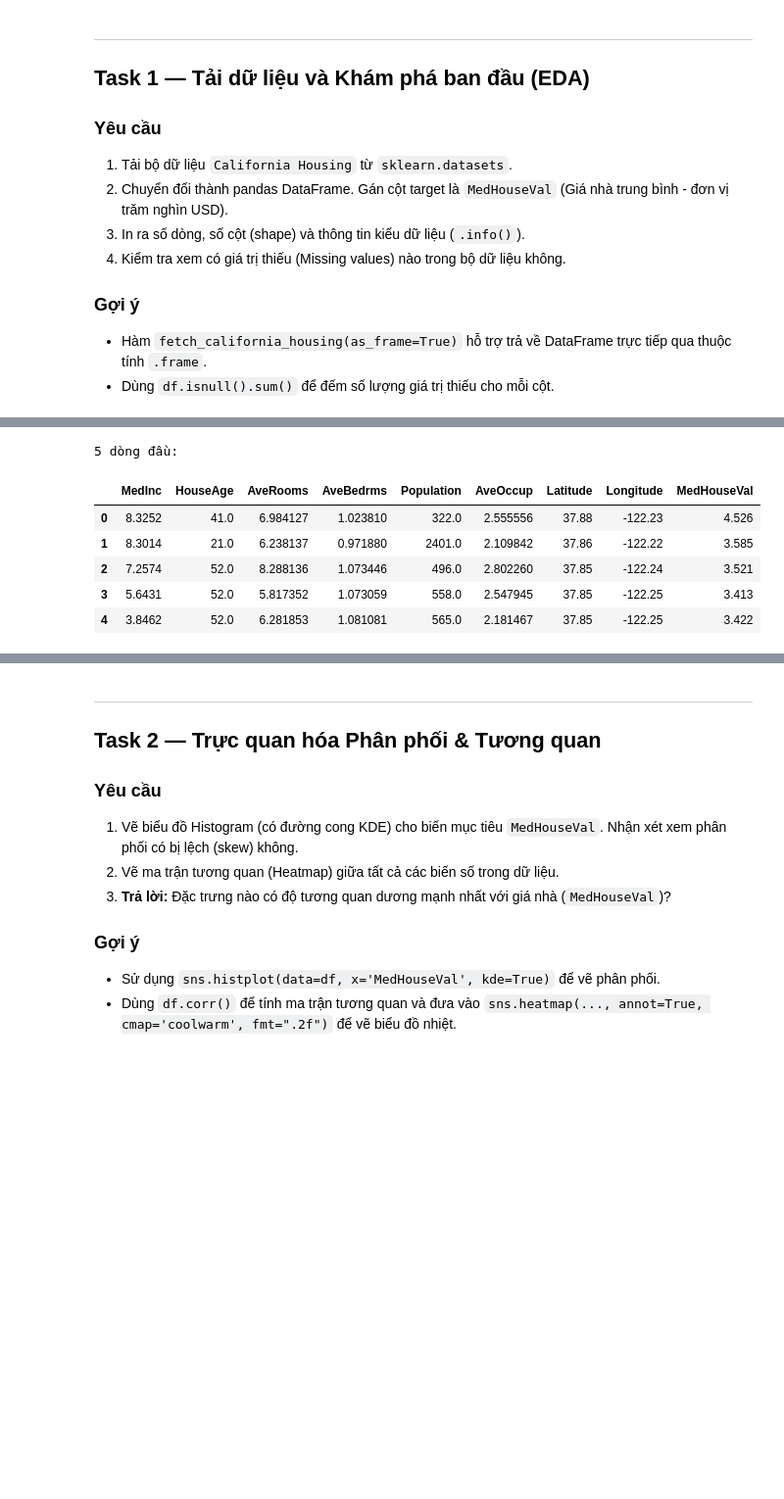
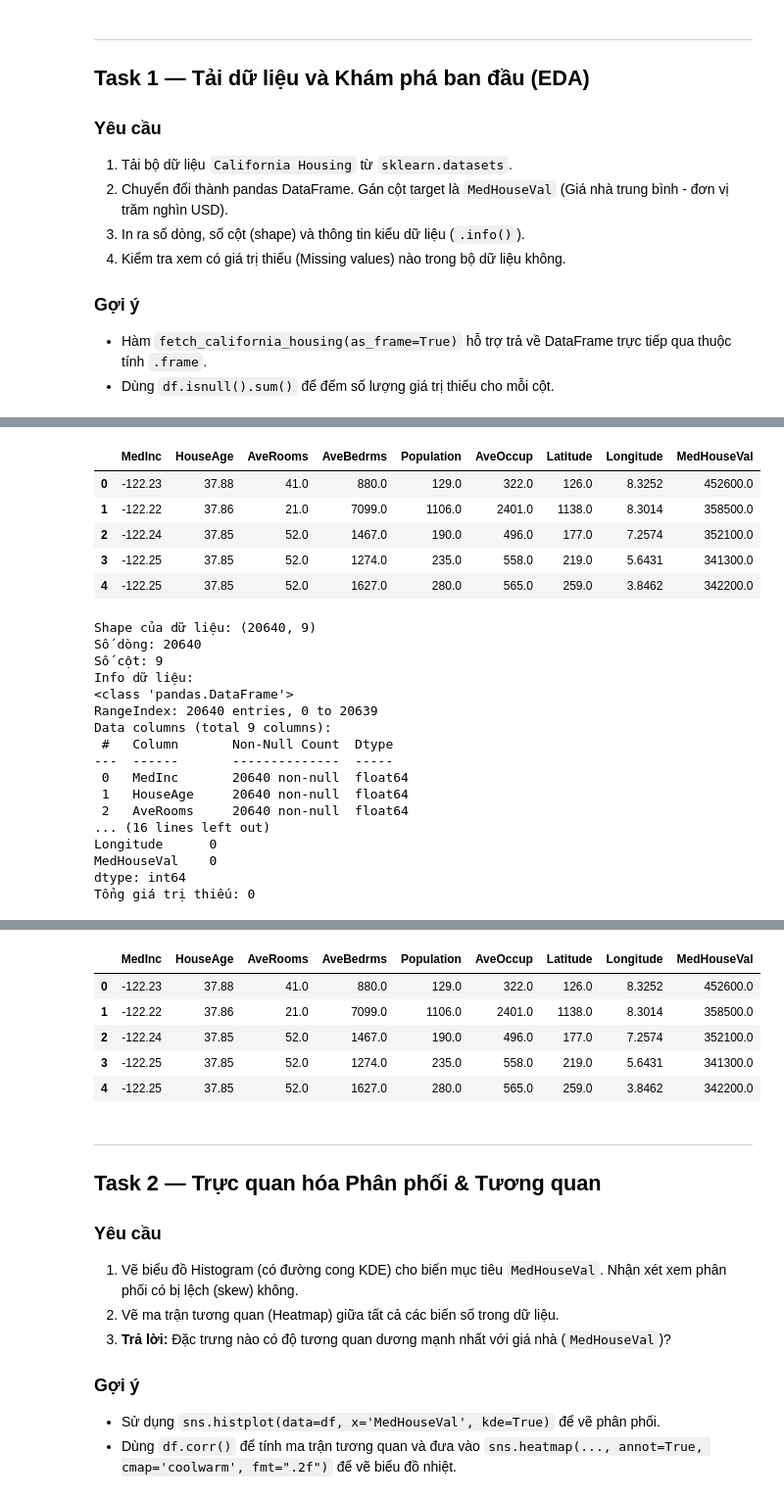
Before and after one commit to thao-cpu/mliot-pyml-2026-hw, a Jupyter notebook: week03/LeNguyenLoanThaoBaiTapVeNha6.ipynb, the cells around one changed output, grey strips where cells are left out. Shown at 98% size. Saved outputs shown, nothing was run; the diff lists cells and outputs as text; code cells hidden in the pictures; blank space fills up the shorter version.

```diff
--- a/week03/LeNguyenLoanThaoBaiTapVeNha6.ipynb
+++ b/week03/LeNguyenLoanThaoBaiTapVeNha6.ipynb
@@ -58,3 +58,12 @@ print("Đã import xong thư viện.")
 ### Gợi ý
 - Hàm `fetch_california_housing(as_frame=True)` hỗ trợ trả về DataFrame trực tiếp qua thuộc tính `.frame`.
 - Dùng `df.isnull().sum()` để đếm số lượng giá trị thiếu cho mỗi cột.
+# %%
+import os
+
+print(os.getcwd())
+print(os.path.exists("cal_housing.tgz"))
+import tarfile
+
+with tarfile.open("cal_housing.tgz", "r:gz") as tar:
+    print(tar.getnames())
@@ -61,29 +74,68 @@ print("Đã import xong thư viện.")
 # %%
 # TODO 1: Load dữ liệu, tạo DataFrame và kiểm tra tổng quan
 # california = fetch_california_housing(as_frame=True)
-california = fetch_california_housing(as_frame=True)
+# Em hong load dữ liệu được từ fetch_california_housing nên em tải cal_housing của scikit learn trên gg luôn ạ nên đường dẫn có khác 1 tí
+import tarfile
+import pandas as pd
 
-# df = california.frame
-df = california.frame # Chuyển thành DataFrame
+# Giải nén file .tgz
+with tarfile.open("cal_housing.tgz", "r:gz") as tar:
+    tar.extractall(".")
 
-# Hiển thị 5 dòng đầu tiên
-print("5 dòng đầu:")
+# Đọc dữ liệu
+data_path = "CaliforniaHousing/cal_housing.data"
+
+columns = [
+    "MedInc",
+    "HouseAge",
+    "AveRooms",
+    "AveBedrms",
+    "Population",
+    "AveOccup",
+    "Latitude",
+    "Longitude",
+    "MedHouseVal"
+]
+
+df = pd.read_csv(
+    data_path,
+    sep=",",
+    header=None,
+    names=columns
+)
 display(df.head())
 
 # In shape, info và kiểm tra missing values
 print(f"Shape của dữ liệu: {df.shape}")
 print(f"Số dòng: {df.shape[0]}")
 print(f"Số cột: {df.shape[1]}")
 print("Info dữ liệu:")
 df.info()
 print("Missing Value của dữ liệu:")
 print(df.isnull().sum())
 print(f"Tổng giá trị thiếu: {df.isnull().sum().sum()}")
+df.head()
 # %% [output]
+|  | MedInc | HouseAge | AveRooms | AveBedrms | Population | AveOccup | Latitude | Longitude | MedHouseVal |
+| 0 | -122.23 | 37.88 | 41.0 | 880.0 | 129.0 | 322.0 | 126.0 | 8.3252 | 452600.0 |
+| 1 | -122.22 | 37.86 | 21.0 | 7099.0 | 1106.0 | 2401.0 | 1138.0 | 8.3014 | 358500.0 |
+| 2 | -122.24 | 37.85 | 52.0 | 1467.0 | 190.0 | 496.0 | 177.0 | 7.2574 | 352100.0 |
+| 3 | -122.25 | 37.85 | 52.0 | 1274.0 | 235.0 | 558.0 | 219.0 | 5.6431 | 341300.0 |
+| 4 | -122.25 | 37.85 | 52.0 | 1627.0 | 280.0 | 565.0 | 259.0 | 3.8462 | 342200.0 |
-5 dòng đầu:
+Shape của dữ liệu: (20640, 9)
+Số dòng: 20640
+Số cột: 9
+Info dữ liệu:
+<class 'pandas.DataFrame'>
+RangeIndex: 20640 entries, 0 to 20639
+Data columns (total 9 columns):
+ #   Column       Non-Null Count  Dtype
+---  ------       --------------  -----
+ 0   MedInc       20640 non-null  float64
+ 1   HouseAge     20640 non-null  float64
+ 2   AveRooms     20640 non-null  float64
+... (16 lines left out)
+Longitude      0
+MedHouseVal    0
+dtype: int64
+Tổng giá trị thiếu: 0
-|  | MedInc | HouseAge | AveRooms | AveBedrms | Population | AveOccup | Latitude | Longitude | MedHouseVal |
-| 0 | 8.3252 | 41.0 | 6.984127 | 1.023810 | 322.0 | 2.555556 | 37.88 | -122.23 | 4.526 |
-| 1 | 8.3014 | 21.0 | 6.238137 | 0.971880 | 2401.0 | 2.109842 | 37.86 | -122.22 | 3.585 |
-| 2 | 7.2574 | 52.0 | 8.288136 | 1.073446 | 496.0 | 2.802260 | 37.85 | -122.24 | 3.521 |
-| 3 | 5.6431 | 52.0 | 5.817352 | 1.073059 | 558.0 | 2.547945 | 37.85 | -122.25 | 3.413 |
-| 4 | 3.8462 | 52.0 | 6.281853 | 1.081081 | 565.0 | 2.181467 | 37.85 | -122.25 | 3.422 |
@@ -107,3 +142,9 @@ Tổng giá trị thiếu: 0
+|  | MedInc | HouseAge | AveRooms | AveBedrms | Population | AveOccup | Latitude | Longitude | MedHouseVal |
+| 0 | -122.23 | 37.88 | 41.0 | 880.0 | 129.0 | 322.0 | 126.0 | 8.3252 | 452600.0 |
+| 1 | -122.22 | 37.86 | 21.0 | 7099.0 | 1106.0 | 2401.0 | 1138.0 | 8.3014 | 358500.0 |
+| 2 | -122.24 | 37.85 | 52.0 | 1467.0 | 190.0 | 496.0 | 177.0 | 7.2574 | 352100.0 |
+| 3 | -122.25 | 37.85 | 52.0 | 1274.0 | 235.0 | 558.0 | 219.0 | 5.6431 | 341300.0 |
+| 4 | -122.25 | 37.85 | 52.0 | 1627.0 | 280.0 | 565.0 | 259.0 | 3.8462 | 342200.0 |
 # %% [markdown]
 ---
 ## Task 2 — Trực quan hóa Phân phối & Tương quan
```
Also changed, not shown: parts of 9 cells of this notebook, 4 other files.
